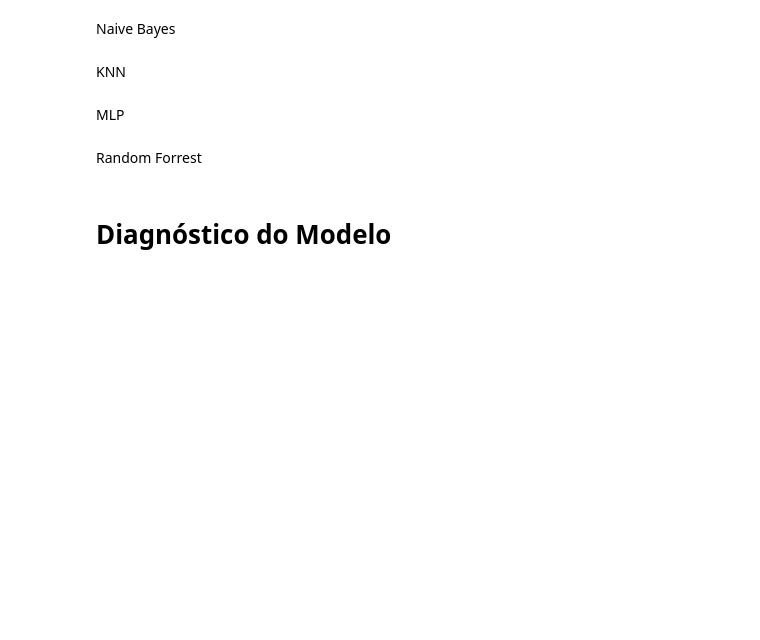
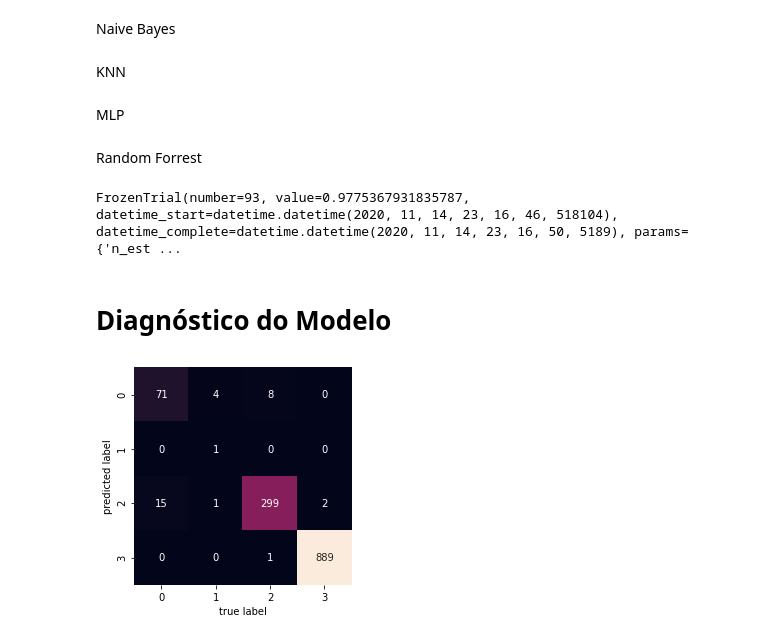
Before and after one commit to cdbm/F1DataAnalysis, a Jupyter notebook: Prediction.ipynb, the cells around one changed output. Saved outputs shown, nothing was run; the diff lists cells and outputs as text; code cells hidden in the pictures; blank space fills up the shorter version.

Commit message:
Confusion matrix

```diff
--- a/Prediction.ipynb
+++ b/Prediction.ipynb
@@ -357,5 +357,29 @@ def objective(trial):
 study = optuna.create_study(direction="maximize")
 study.optimize(objective, n_trials=100)
 print(study.best_trial)
+# %%
+forest_params = study.best_trial.params
+print(study.best_trial)
+# %% [output]
+FrozenTrial(number=93, value=0.9775367931835787, datetime_start=datetime.datetime(2020, 11, 14, 23, 16, 46, 518104), datetime_complete=datetime.datetime(2020, 11, 14, 23, 16, 50, 5189), params={'n_est ...
 # %% [markdown]
 # Diagnóstico do Modelo
+# %%
+from sklearn.metrics import confusion_matrix
+forest_diag = RandomForestClassifier(n_estimators=forest_params['n_estimators'], criterion=forest_params['criterion'], max_features=forest_params['max_features'])
+forest_diag.fit(feature_train, label_train)
+
+prediction_test = forest_diag.predict(feature_test)
+prediction_train = forest_diag.predict(feature_train)
+
+accuracy_test = accuracy_score(label_test, prediction_test)
+accuracy_train = accuracy_score(label_train, prediction_train)
+
+mat = confusion_matrix(label_test, prediction_test)
+# %%
+import seaborn as sns
+sns.heatmap(mat.T, square=True, annot=True, fmt='d', cbar=False)
+plt.xlabel('true label')
+plt.ylabel('predicted label');
+# %% [output]
+[figure, added]
```
